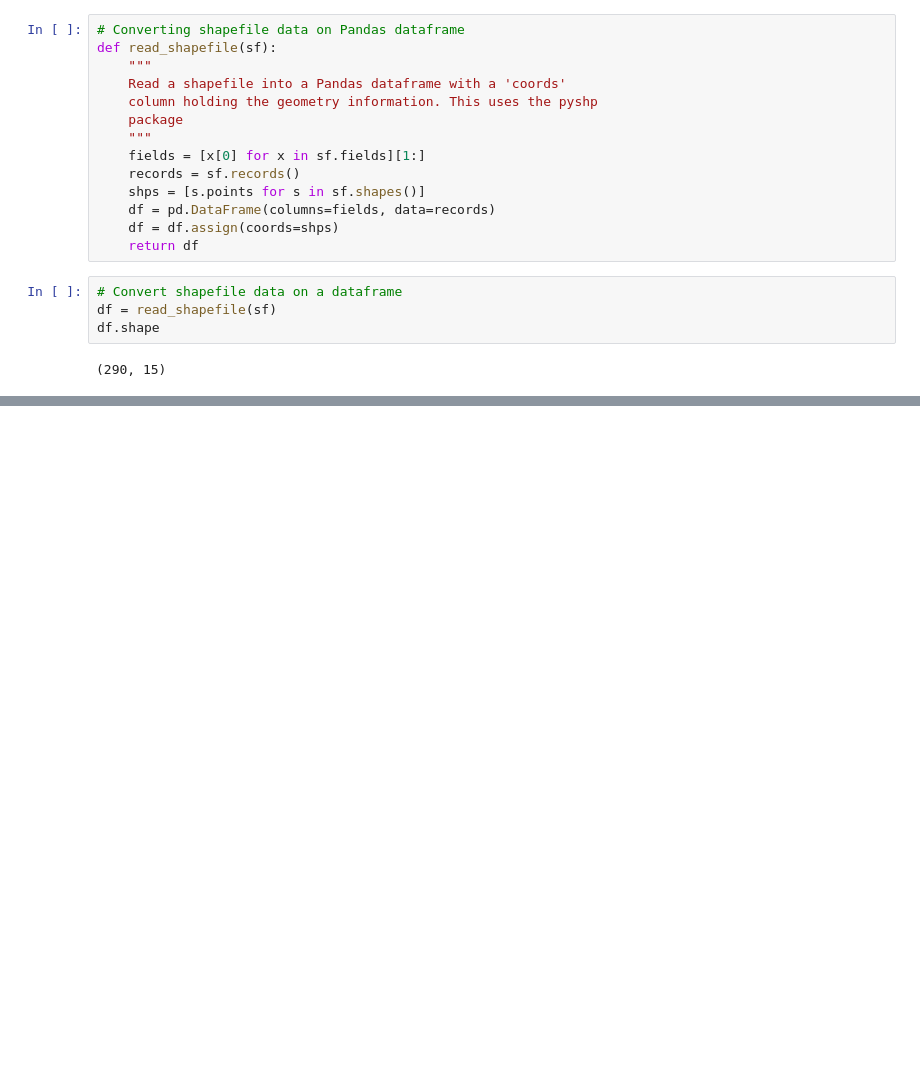
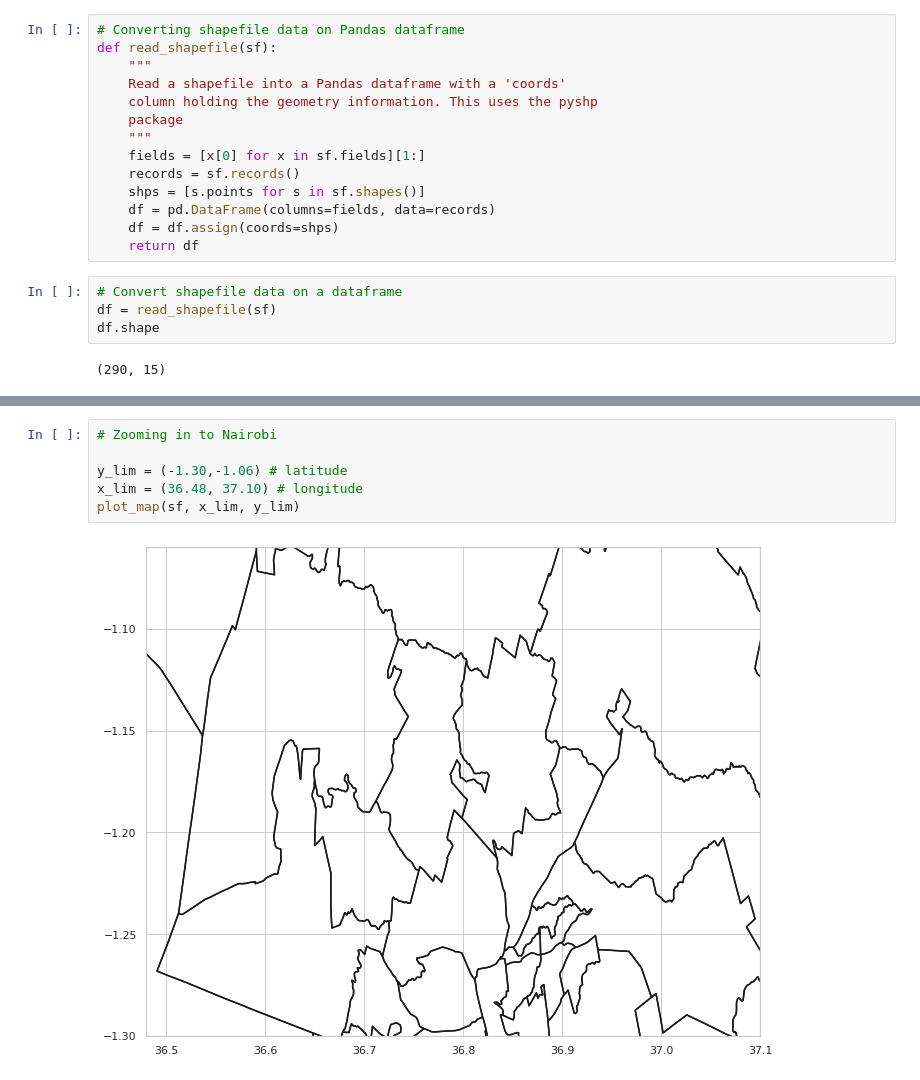
Before and after one commit to mghendi/ABW-Academy, a Jupyter notebook: Practitioners Course/Cohort1_2022/Projects/Samuel Mwamburi Mghendi/abw_data_wrangling_script.ipynb, the cells around one changed output, grey strips where cells are left out. Drawn from its saved outputs; the diff is of its cells as text; blank space fills up the shorter version.

```diff
--- a/Practitioners Course/Cohort1_2022/Projects/Samuel Mwamburi Mghendi/abw_data_wrangling_script.ipynb
+++ b/Practitioners Course/Cohort1_2022/Projects/Samuel Mwamburi Mghendi/abw_data_wrangling_script.ipynb
@@ -87,0 +147,8 @@ def plot_shape(id, s=None):
+# %%
+# Zooming in to Nairobi
+
+y_lim = (-1.30,-1.06) # latitude
+x_lim = (36.48, 37.10) # longitude
+plot_map(sf, x_lim, y_lim)
+# %% [output]
+[figure, added]
```
Also changed, not shown: parts of 18 cells of this notebook.
